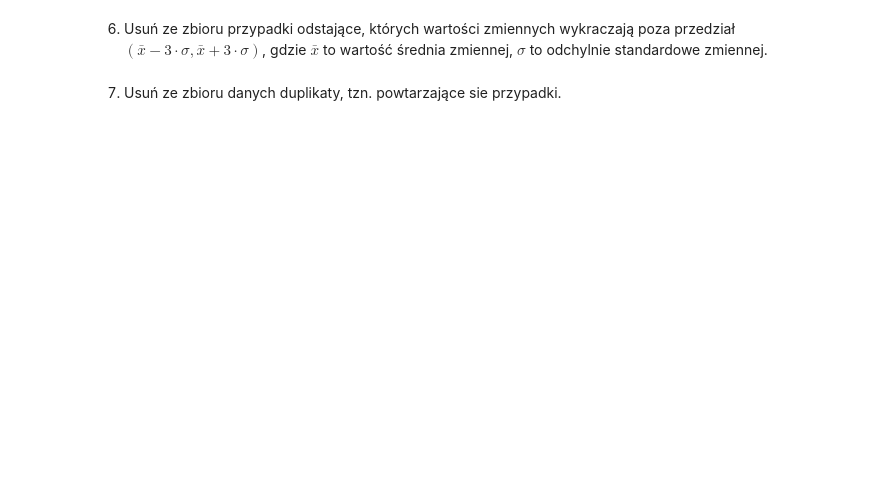
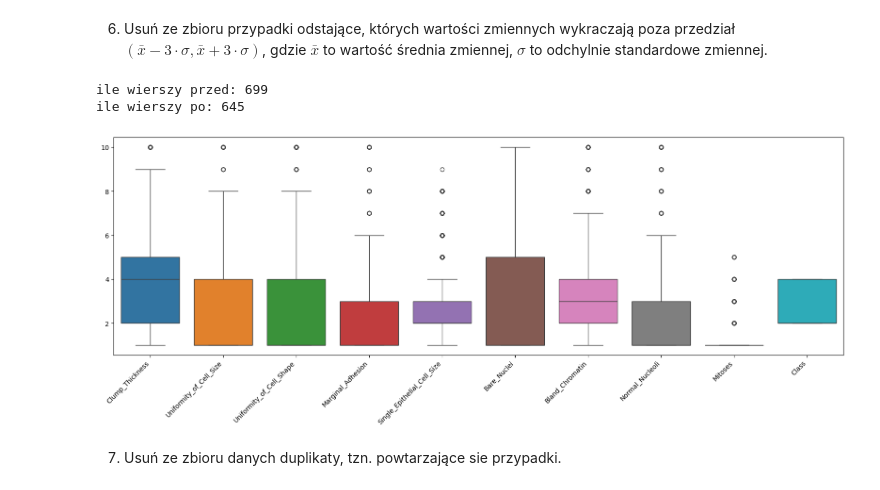
Before and after one commit to IS-UMK/wdm-lab-04-preprocessing-JonaszPocwiardowski, a Jupyter notebook: 04_preprocessing.ipynb, the cells around one changed output. Cells and saved outputs as stored; diff of their text form; code cells hidden in the pictures; blank space fills up the shorter version.

```diff
--- a/04_preprocessing.ipynb
+++ b/04_preprocessing.ipynb
@@ -493,4 +735,21 @@ Po transformacji wszystkie zmienne powinny być zmiennymi numerycznymi. Jeśli t
 # %% [markdown]
 6. Usuń ze zbioru przypadki odstające, których wartości zmiennych wykraczają poza przedział $(\bar{x}-3\cdot\sigma, \bar{x}+ 3\cdot\sigma)$, gdzie $\bar{x}$ to wartość średnia zmiennej, $\sigma$ to odchylnie standardowe zmiennej.
+# %%
+IK = BCW.columns[BCW.columns != 'Class']
+print(f'ile wierszy przed: {len(BCW)}')
+for col in IK:
+    SR = BCW[col].mean()
+    OD = BCW[col].std()
+    BCW = BCW[(BCW[col] >= SR - 3 * OD) & (BCW[col] <= SR + 3 * OD)]
+
+print(f'ile wierszy po: {len(BCW)}')
+plt.figure(figsize=(20, 6))
+sb.boxplot(data=BCW)
+plt.xticks(rotation=45, ha='right')
+plt.show()
+# %% [output]
+ile wierszy przed: 699
+ile wierszy po: 645
+[figure, added]
 # %% [markdown]
 7. Usuń ze zbioru danych duplikaty, tzn. powtarzające sie przypadki.
```
Also changed, not shown: parts of 23 cells of this notebook.
